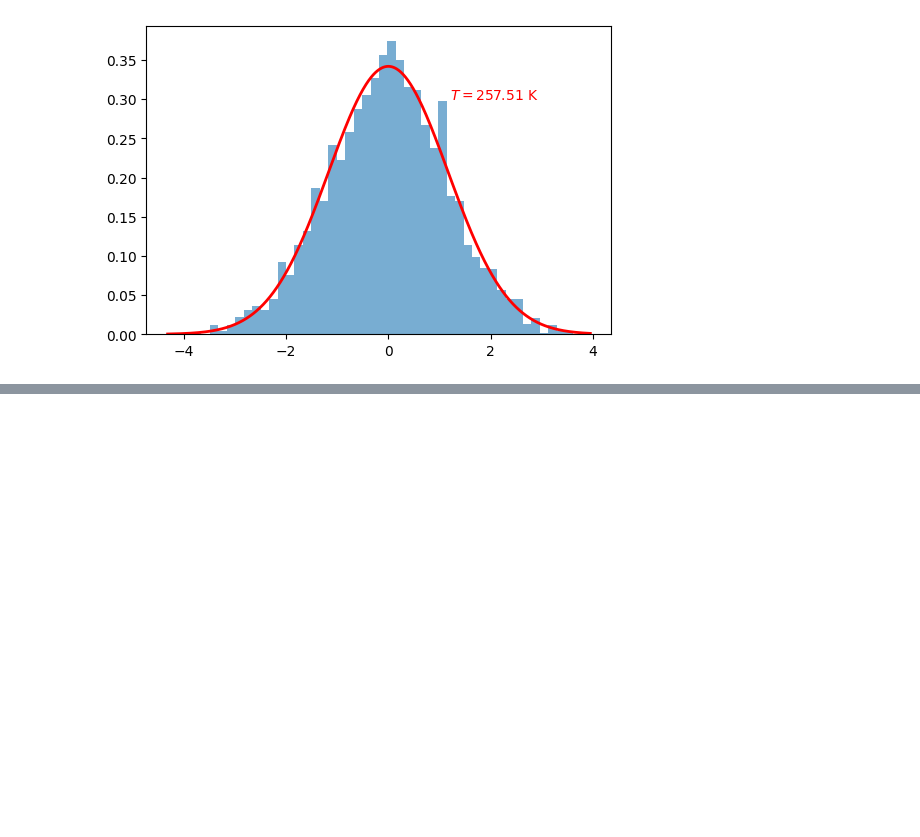
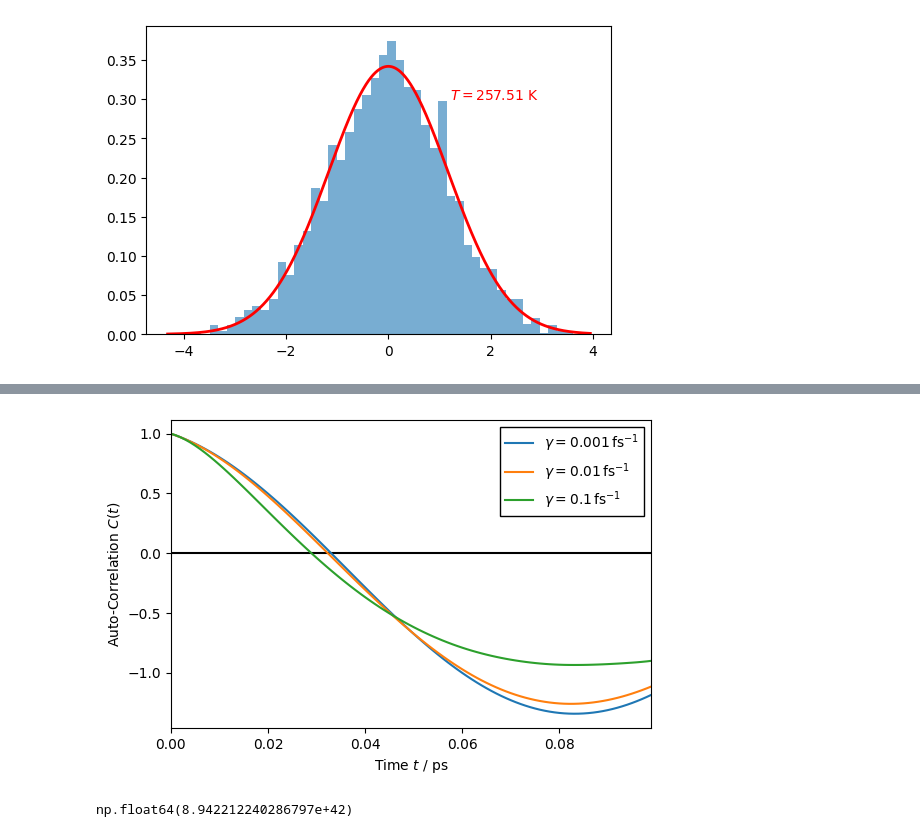
Before and after one commit to JanBulling/CompPhys-Final-Project, a Jupyter notebook: Molecular Dynamics/molecular_dynamics.ipynb, the cells around one changed output, grey strips where cells are left out. Cells and saved outputs as stored; diff of their text form; code cells hidden in the pictures; blank space fills up the shorter version.

```diff
--- a/Molecular Dynamics/molecular_dynamics.ipynb
+++ b/Molecular Dynamics/molecular_dynamics.ipynb
@@ -461,0 +502,7 @@ np.savetxt("thermalized_state_1000fs_gamma_0.001.csv", thermalized_data, delimit
+# %%
+def load_thermalized_data(filename):
+  loaded_data = np.loadtxt(filename, delimiter=",", skiprows=1)
+  thermal_positions = loaded_data[:, :3]    # First 3 columns (x, y, z)
+  thermal_velocities = loaded_data[:, 3:]   # Last 3 columns (vx, vy, vz)
+
+  return thermal_positions, thermal_velocities
@@ -598,0 +646,9 @@ plt.plot(times, ct)
+# %%
+thermal_pos_0_001, thermal_vel_0_001 = load_thermalized_data("thermalized_state_2500fs_gamma_0.001.csv")
+thermal_pos_0_01, thermal_vel_0_01 = load_thermalized_data("thermalized_state_1000fs_gamma_0.01.csv")
+thermal_pos_0_1, thermal_vel_0_1 = load_thermalized_data("thermalized_state_1000fs_gamma_0.1.csv")
+
+# Molecular dynamics simulation for t=100 fs
+traj_0_001, _, _ = run_md_simulation(thermal_pos_0_001, thermal_vel_0_001, neighbors_map=nearest_neighbors, gamma=1, T=300, dt=0.001, steps=100)
+traj_0_01, _, _ = run_md_simulation(thermal_pos_0_01, thermal_vel_0_001, neighbors_map=nearest_neighbors, gamma=10, T=300, dt=0.001, steps=100)
+traj_0_1, _, _ = run_md_simulation(thermal_pos_0_1, thermal_vel_0_001, neighbors_map=nearest_neighbors, gamma=100, T=300, dt=0.001, steps=100)
@@ -598,0 +673,27 @@ plt.plot(times, ct)
+# %%
+t, Ct_0_001 = position_auto_correlation(traj_0_001)
+_, Ct_0_01 = position_auto_correlation(traj_0_01)
+_, Ct_0_1 = position_auto_correlation(traj_0_1)
+# %%
+plt.figure(figsize=(6.2, 4))
+
+plt.hlines(0, 0, 10, color="black")
+
+plt.plot(t, Ct_0_001, label=r"$\gamma = 0.001 \,\mathrm{fs}^{-1}$")
+plt.plot(t, Ct_0_01, label=r"$\gamma = 0.01 \,\mathrm{fs}^{-1}$")
+plt.plot(t, Ct_0_1, label=r"$\gamma = 0.1 \,\mathrm{fs}^{-1}$")
+
+plt.xlabel(r"Time $t$ / $\mathrm{ps}$")
+plt.ylabel(r"Auto-Correlation $C(t)$")
+
+plt.xlim(0, t[-1])
+
+plt.legend(loc="upper right")
+
+plt.show()
+# %% [output]
+[figure, added]
+# %%
+V(traj_0_001[-1], neighbors_map=nearest_neighbors)
+# %% [output]
+np.float64(8.942212240286797e+42)
```
Also changed, not shown: parts of 36 cells of this notebook, 2 other files.
